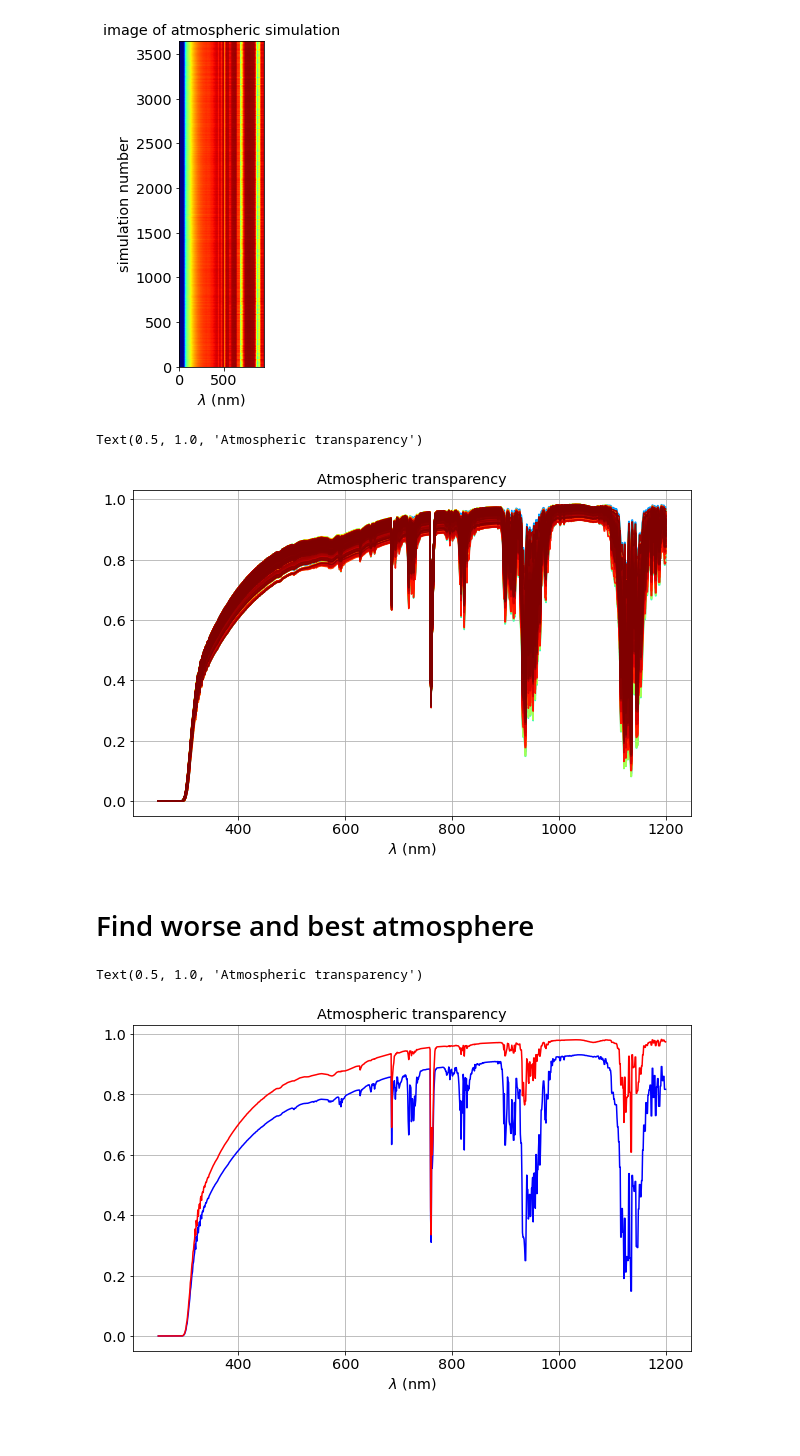
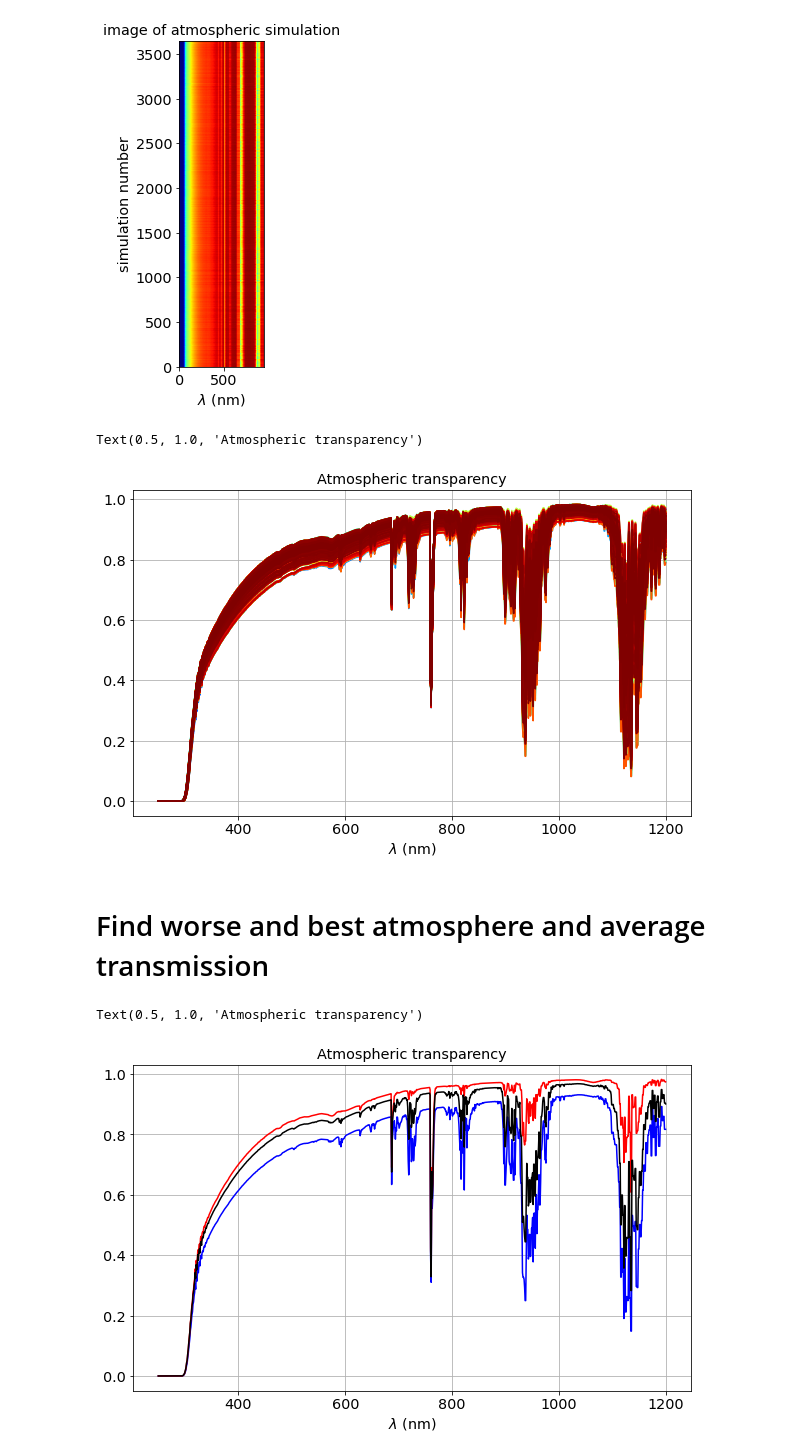
Before and after one commit to sylvielsstfr/PhotomCorrectAuxTel, a Jupyter notebook: tools/ViewAllAtmosphere.ipynb, the cells around one changed output. Cells and saved outputs as stored; diff of their text form; code cells hidden in the pictures; blank space fills up the shorter version.

Commit message:
update to produce plots

```diff
--- a/tools/ViewAllAtmosphere.ipynb
+++ b/tools/ViewAllAtmosphere.ipynb
@@ -53,6 +58,8 @@ atmospheric_basename_files
  'lsst_atm_10year_03.fits',
  '.ipynb_checkpoints',
  'lsst_atm_10year_02.fits']
+# %%
+inputfile=os.path.join(DATADIR,atmospheric_basename_files[2])
 # %% [markdown]
 # Open all atmospheric files
 # %%
@@ -60,7 +67,8 @@ idx=0
 all_data=[]
 all_hdr=[]
 all_wl=[]
-for file in atmospheric_basename_files:
+#for file in atmospheric_basename_files:
+for file in [atmospheric_basename_files[2]]:  # now there is one big merged file
 
     if file.split(".")[-1]=="fits":
         inputfile=os.path.join(DATADIR,file)
@@ -104,6 +112,8 @@ plt.hist(vaod,bins=50);
 # Extract wavelength Wavelength
 wl=all_wl[0][idx_out_res:]
 transm=data[:,idx_out_res:]
+# %%
+transm_average=np.average(transm,axis=0)
 # %%
 transm.shape
 # %% [output]
@@ -133,9 +143,9 @@ plt.xlabel("$\lambda$ (nm)")
 plt.title("Atmospheric transparency")
 # %% [output]
 Text(0.5, 1.0, 'Atmospheric transparency')
-[figure, old version]
+[figure, new version]
 # %% [markdown]
-# Find worse and best atmosphere
+# Find worse and best atmosphere and average transmission
 # %%
 transmsum=np.zeros(NBSIM)
 for idx in np.arange(NBSIM):
@@ -147,9 +157,11 @@ idx_worse_atm=np.where(transmsum==transmsum.max())[0][0]
 # %%
 plt.plot(wl,transm[idx_best_atm,:],color="b")
 plt.plot(wl,transm[idx_worse_atm,:],color="r")
+plt.plot(wl,transm_average,"k-")
+
 plt.grid(True)
 plt.xlabel("$\lambda$ (nm)")
 plt.title("Atmospheric transparency")
 # %% [output]
 Text(0.5, 1.0, 'Atmospheric transparency')
-[figure, old version]
+[figure, new version]
```
Also changed, not shown: parts of 5 cells of this notebook, 7 other files.
